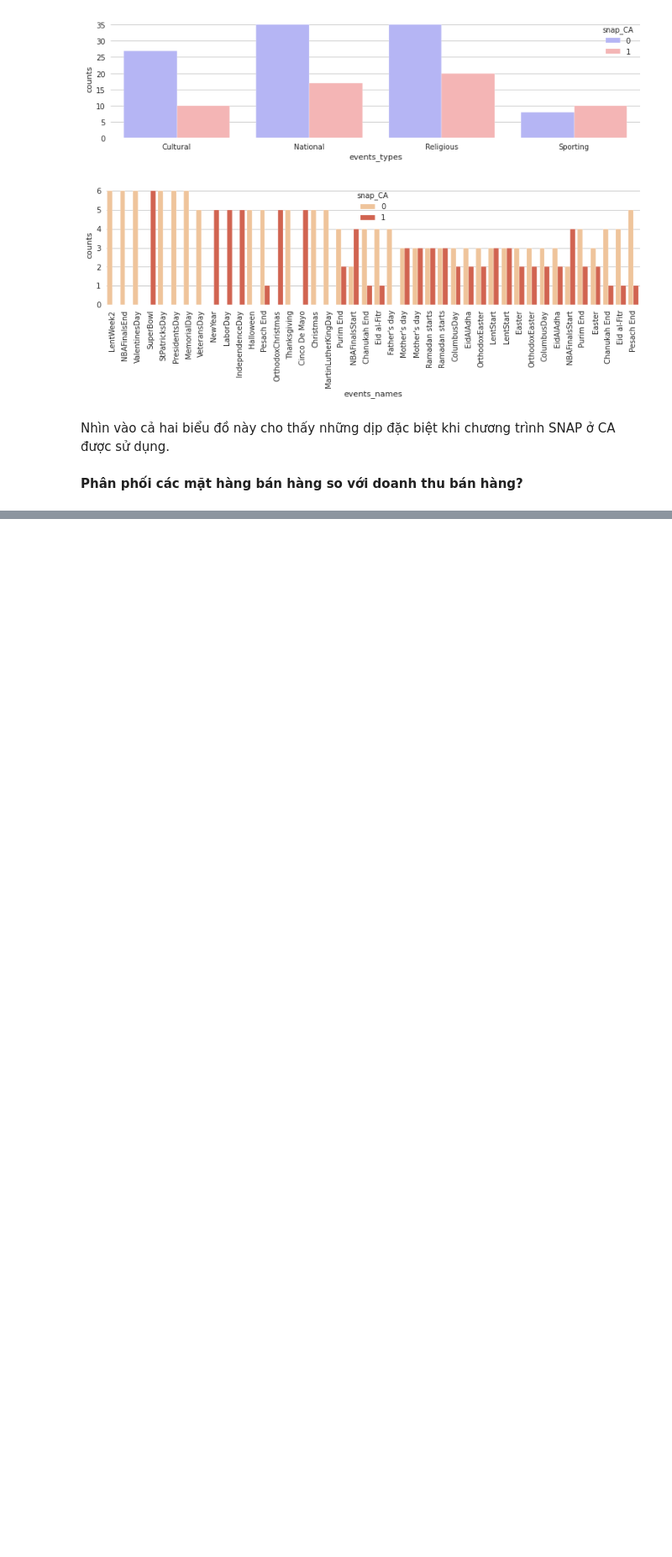
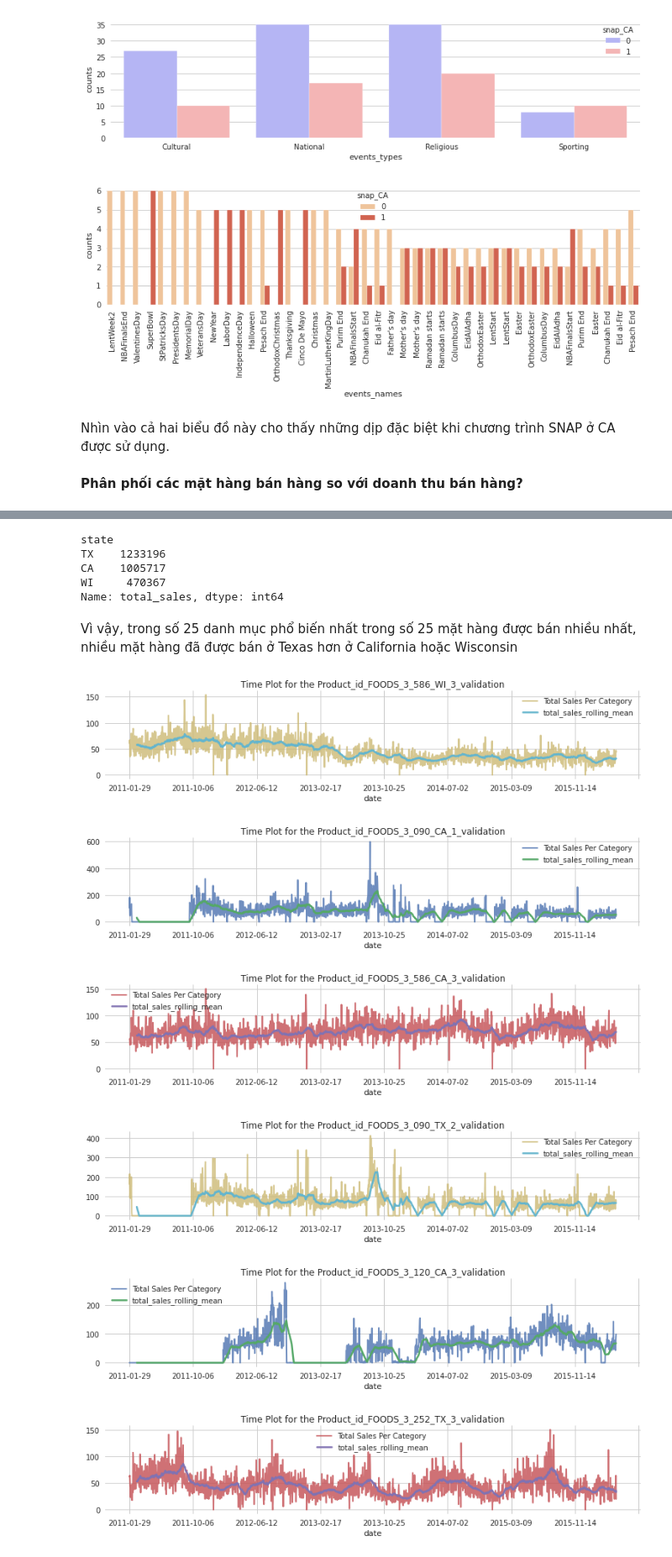
Before and after one commit to HienNguyenMinh/PythonAssignment, a Jupyter notebook: BaiTap1.ipynb, the cells around one changed output, grey strips where cells are left out. Shown at 84% size. Cells and saved outputs as stored; diff of their text form; code cells hidden in the pictures; blank space fills up the shorter version.

```diff
--- a/BaiTap1.ipynb
+++ b/BaiTap1.ipynb
@@ -690,0 +769,5 @@ MergeError: ignored
+# %%
+train_sales_cal_df = train_sales_df.set_index('id')[d_cols].T.merge(calendar_df.set_index('d')['date'],
+                                                                    left_index=True, right_index=True,
+                                                                    validate="1:1").set_index('date')
+train_sales_cal_df['total_sales'] = train_sales_cal_df.sum(axis=1)
@@ -690,0 +903,30 @@ MergeError: ignored
+# %%
+train_sales_most_sold_25['state'] = train_sales_most_sold_25['id'].str.split("_", expand=True)[3]
+train_sales_most_sold_25.groupby(['state'])['total_sales'].sum().sort_values(ascending=False)
+# %% [output]
+state
+TX    1233196
+CA    1005717
+WI     470367
+Name: total_sales, dtype: int64
+# %% [markdown]
+
+Vì vậy, trong số 25 danh mục phổ biến nhất trong số 25 mặt hàng được bán nhiều nhất, nhiều mặt hàng đã được bán ở Texas hơn ở California hoặc Wisconsin
+# %%
+train_sales_cal_df = train_sales_df.set_index('id')[d_cols].T.merge(calendar_df.set_index('d')['date'],
+                                                                    left_index=True, right_index=True,
+                                                                    validate="1:1").set_index('date')
+# %%
+time_and_rolling_plot(train_sales_cal_df[['FOODS_3_586_WI_3_validation']], "Product_id_FOODS_3_586_WI_3_validation")
+time_and_rolling_plot(train_sales_cal_df[['FOODS_3_090_CA_1_validation']], "Product_id_FOODS_3_090_CA_1_validation")
+time_and_rolling_plot(train_sales_cal_df[['FOODS_3_586_CA_3_validation']], "Product_id_FOODS_3_586_CA_3_validation")
+time_and_rolling_plot(train_sales_cal_df[['FOODS_3_090_TX_2_validation']], "Product_id_FOODS_3_090_TX_2_validation")
+time_and_rolling_plot(train_sales_cal_df[['FOODS_3_120_CA_3_validation']], "Product_id_FOODS_3_120_CA_3_validation")
+time_and_rolling_plot(train_sales_cal_df[['FOODS_3_252_TX_3_validation']], "Product_id_FOODS_3_252_TX_3_validation")
+# %% [output]
+[figure, added]
+[figure, added]
+[figure, added]
+[figure, added]
+[figure, added]
+[figure, added]
```
Also changed, not shown: parts of 67 cells of this notebook.
